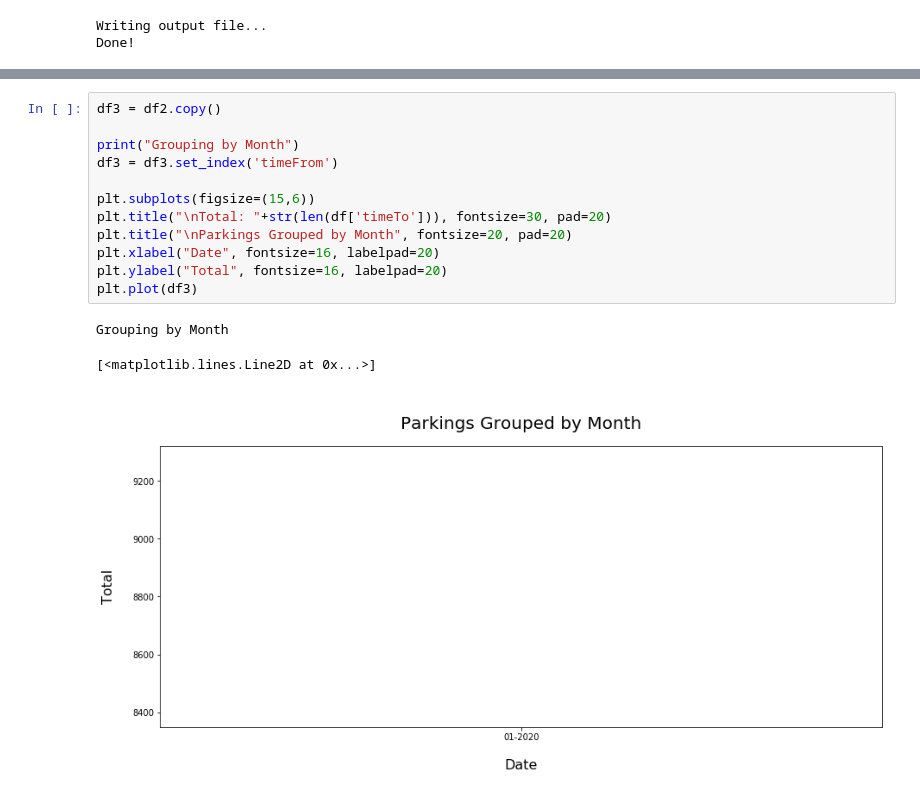
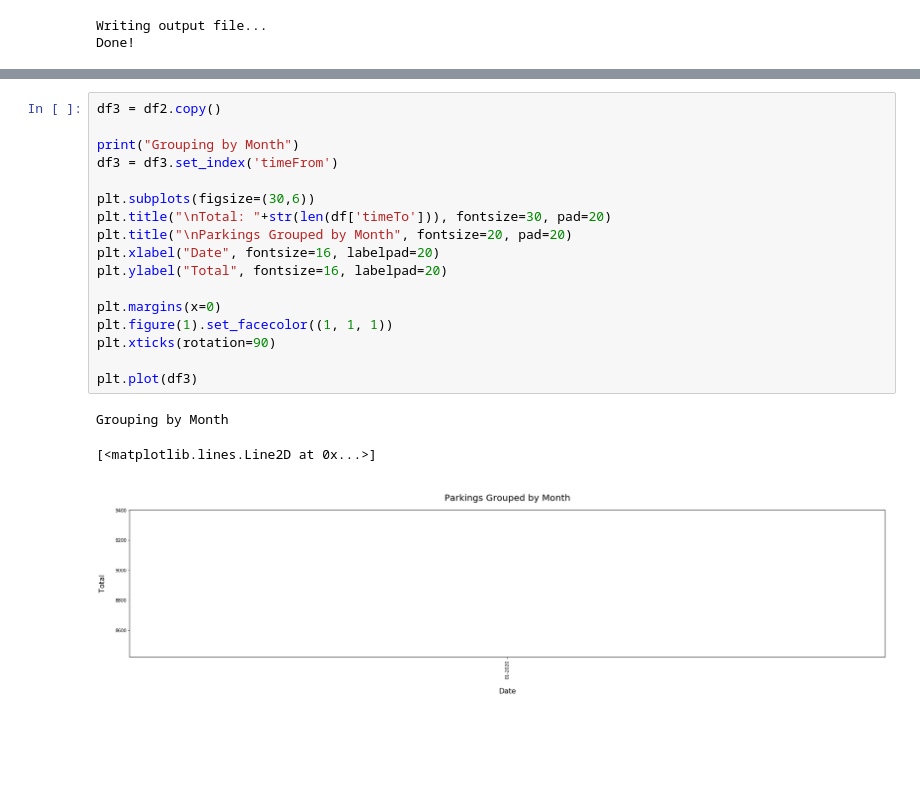
Before and after one commit to lrmendes/SmartParking-Data-Simulator, a Jupyter notebook: python/DataGenerator_v3.ipynb, the cells around one changed output, grey strips where cells are left out. Drawn from its saved outputs; the diff is of its cells as text; blank space fills up the shorter version.

```diff
--- a/python/DataGenerator_v3.ipynb
+++ b/python/DataGenerator_v3.ipynb
@@ -366,19 +414,24 @@ Done!
 # %%
 df3 = df2.copy()
 
 print("Grouping by Month")
 df3 = df3.set_index('timeFrom')
 
-plt.subplots(figsize=(15,6))
+plt.subplots(figsize=(30,6))
 plt.title("\nTotal: "+str(len(df['timeTo'])), fontsize=30, pad=20)
 plt.title("\nParkings Grouped by Month", fontsize=20, pad=20)
 plt.xlabel("Date", fontsize=16, labelpad=20)
 plt.ylabel("Total", fontsize=16, labelpad=20)
+
+plt.margins(x=0)
+plt.figure(1).set_facecolor((1, 1, 1))
+plt.xticks(rotation=90)
+
 plt.plot(df3)
 # %% [output]
 Grouping by Month
 [<matplotlib.lines.Line2D at 0x...>]
-[figure, old version]
+[figure, new version]
 # %%
 df4 = df.copy()
 df4 = df4[['timeFrom','timeTo']]
```
Also changed, not shown: parts of 13 cells of this notebook, 1 other file.
